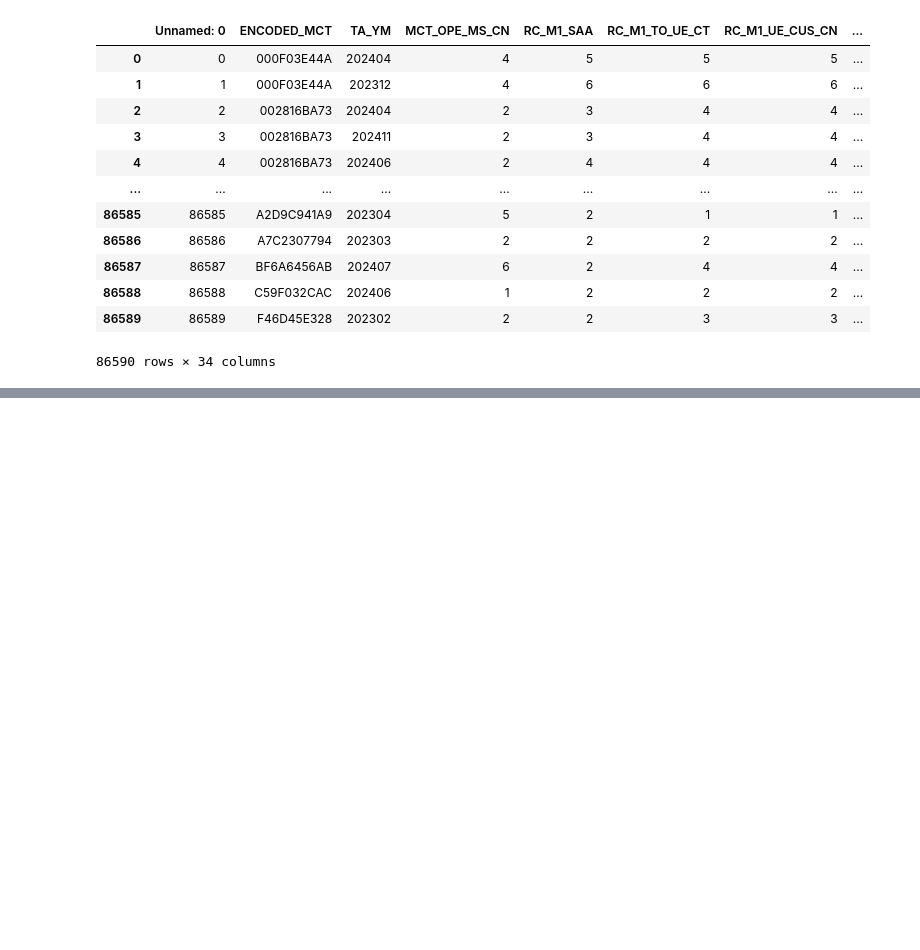
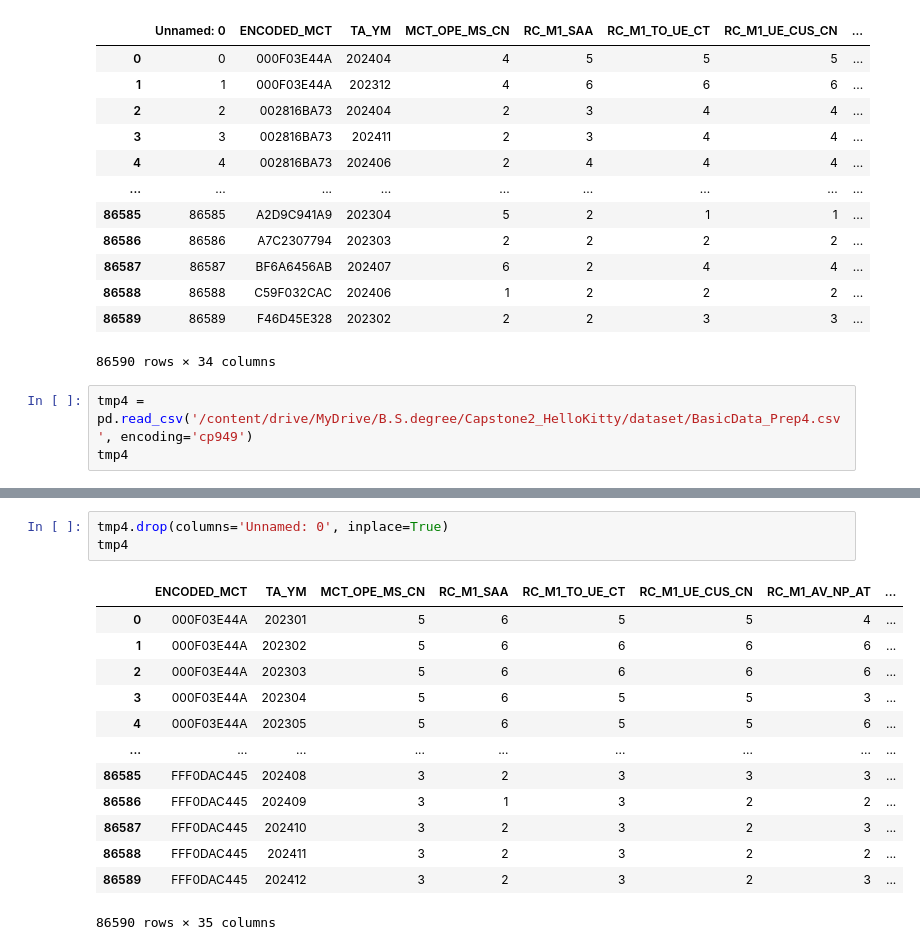
Before and after one commit to Hwaaanss/Capstone2_HelloKitty, a Jupyter notebook: EDA.ipynb, the cells around one changed output, grey strips where cells are left out. Cells and saved outputs as stored; diff of their text form; blank space fills up the shorter version.

Commit message:
check data

```diff
--- a/EDA.ipynb
+++ b/EDA.ipynb
@@ -513,3 +520,6 @@ pd.read_csv('/content/drive/MyDrive/B.S.degree/Capstone2_HelloKitty/dataset/Basi
 | 86588 | 86588 | C59F032CAC | 202406 | 1 | 2 | 2 | 2 | ... |
 | 86589 | 86589 | F46D45E328 | 202302 | 2 | 2 | 3 | 3 | ... |
 86590 rows × 34 columns
+# %%
+tmp4 = pd.read_csv('/content/drive/MyDrive/B.S.degree/Capstone2_HelloKitty/dataset/BasicData_Prep4.csv', encoding='cp949')
+tmp4
@@ -515,0 +540,17 @@ pd.read_csv('/content/drive/MyDrive/B.S.degree/Capstone2_HelloKitty/dataset/Basi
+# %%
+tmp4.drop(columns='Unnamed: 0', inplace=True)
+tmp4
+# %% [output]
+|  | ENCODED_MCT | TA_YM | MCT_OPE_MS_CN | RC_M1_SAA | RC_M1_TO_UE_CT | RC_M1_UE_CUS_CN | RC_M1_AV_NP_AT | ... |
+| 0 | 000F03E44A | 202301 | 5 | 6 | 5 | 5 | 4 | ... |
+| 1 | 000F03E44A | 202302 | 5 | 6 | 6 | 6 | 6 | ... |
+| 2 | 000F03E44A | 202303 | 5 | 6 | 6 | 6 | 6 | ... |
+| 3 | 000F03E44A | 202304 | 5 | 6 | 5 | 5 | 3 | ... |
+| 4 | 000F03E44A | 202305 | 5 | 6 | 5 | 5 | 6 | ... |
+| ... | ... | ... | ... | ... | ... | ... | ... | ... |
+| 86585 | FFF0DAC445 | 202408 | 3 | 2 | 3 | 3 | 3 | ... |
+| 86586 | FFF0DAC445 | 202409 | 3 | 1 | 3 | 2 | 2 | ... |
+| 86587 | FFF0DAC445 | 202410 | 3 | 2 | 3 | 2 | 3 | ... |
+| 86588 | FFF0DAC445 | 202411 | 3 | 2 | 3 | 2 | 2 | ... |
+| 86589 | FFF0DAC445 | 202412 | 3 | 2 | 3 | 2 | 3 | ... |
+86590 rows × 35 columns
```
Also changed, not shown: parts of 4 cells of this notebook, 1 other file.
